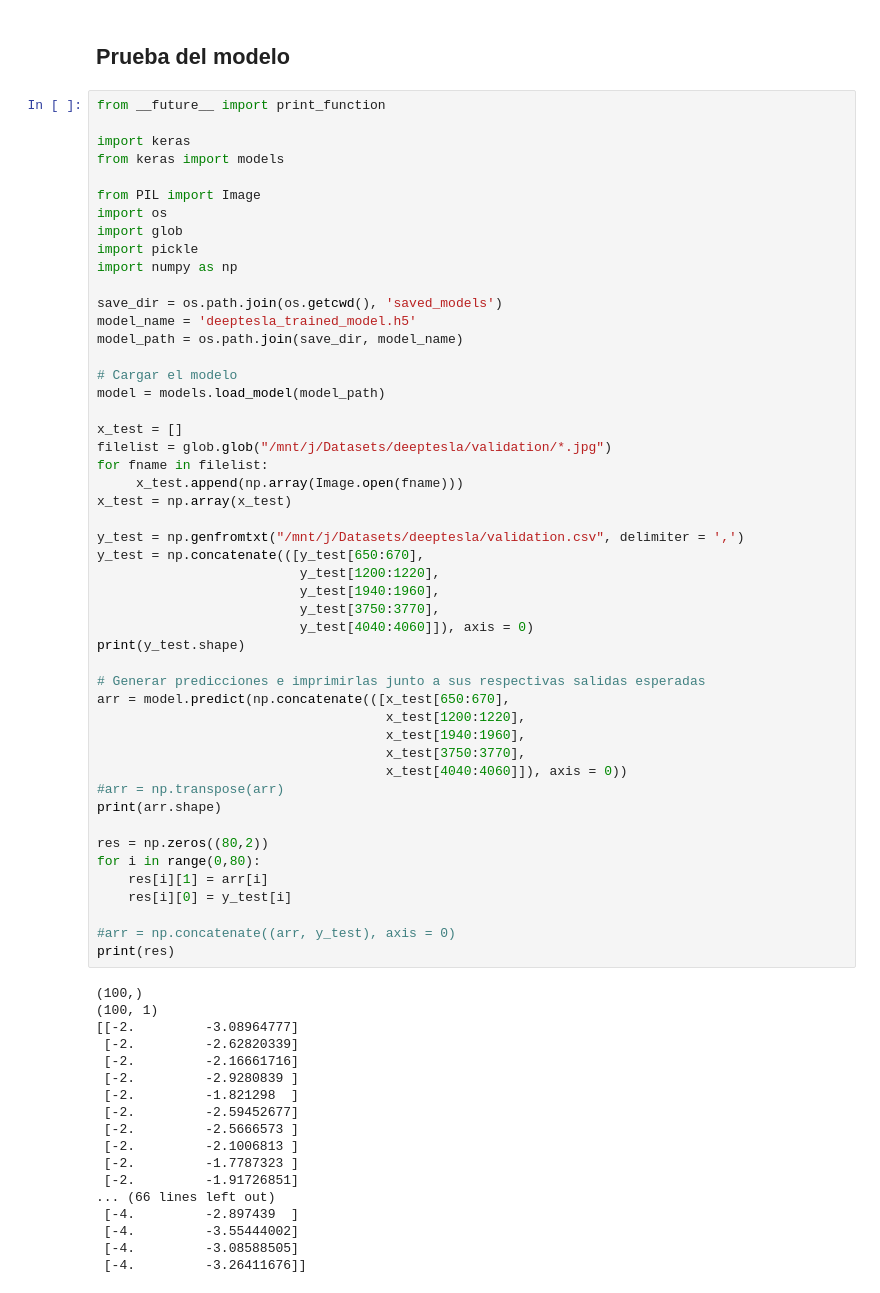
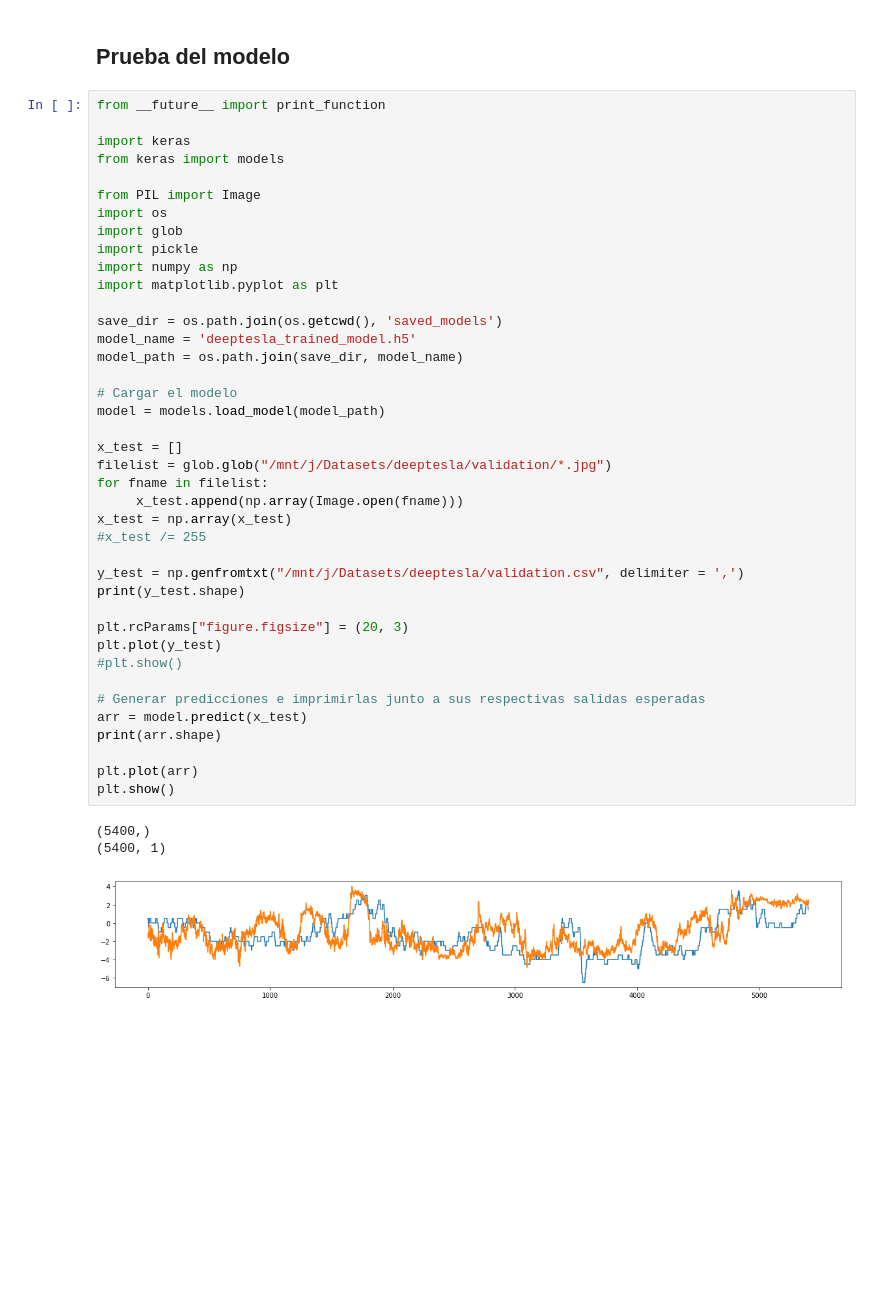
Before and after one commit to celerative/PPS-NN-Jaime, a Jupyter notebook: deeptesla/deeptesla.ipynb, the cells around one changed output. Saved outputs shown, nothing was run; the diff lists cells and outputs as text; blank space fills up the shorter version.

Commit message:
Steering plot added

```diff
--- a/deeptesla/deeptesla.ipynb
+++ b/deeptesla/deeptesla.ipynb
@@ -225,65 +230,42 @@ from __future__ import print_function
 
 import keras
 from keras import models
 
 from PIL import Image
 import os
 import glob
 import pickle
 import numpy as np
+import matplotlib.pyplot as plt
 
 save_dir = os.path.join(os.getcwd(), 'saved_models')
 model_name = 'deeptesla_trained_model.h5'
 model_path = os.path.join(save_dir, model_name)
 
 # Cargar el modelo
 model = models.load_model(model_path)
 
 x_test = []
 filelist = glob.glob("/mnt/j/Datasets/deeptesla/validation/*.jpg")
 for fname in filelist:
      x_test.append(np.array(Image.open(fname)))
 x_test = np.array(x_test)
+#x_test /= 255
 
 y_test = np.genfromtxt("/mnt/j/Datasets/deeptesla/validation.csv", delimiter = ',')
-y_test = np.concatenate(([y_test[650:670],
-                          y_test[1200:1220],
-                          y_test[1940:1960],
-                          y_test[3750:3770],
-                          y_test[4040:4060]]), axis = 0)
 print(y_test.shape)
 
+plt.rcParams["figure.figsize"] = (20, 3)
+plt.plot(y_test)
+#plt.show()
+
 # Generar predicciones e imprimirlas junto a sus respectivas salidas esperadas
-arr = model.predict(np.concatenate(([x_test[650:670],
-                                     x_test[1200:1220],
-                                     x_test[1940:1960],
-                                     x_test[3750:3770],
-                                     x_test[4040:4060]]), axis = 0))
-#arr = np.transpose(arr)
+arr = model.predict(x_test)
 print(arr.shape)
 
-res = np.zeros((80,2))
-for i in range(0,80):
-    res[i][1] = arr[i]
-    res[i][0] = y_test[i]
-
-#arr = np.concatenate((arr, y_test), axis = 0)
-print(res)
+plt.plot(arr)
+plt.show()
 # %% [output]
-(100,)
-(100, 1)
-[[-2.         -3.08964777]
- [-2.         -2.62820339]
- [-2.         -2.16661716]
- [-2.         -2.9280839 ]
- [-2.         -1.821298  ]
- [-2.         -2.59452677]
- [-2.         -2.5666573 ]
- [-2.         -2.1006813 ]
- [-2.         -1.7787323 ]
- [-2.         -1.91726851]
-... (66 lines left out)
- [-4.         -2.897439  ]
- [-4.         -3.55444002]
- [-4.         -3.08588505]
- [-4.         -3.26411676]]
+(5400,)
+(5400, 1)
+[figure, added]
```
Also changed, not shown: parts of 1 cell of this notebook.
